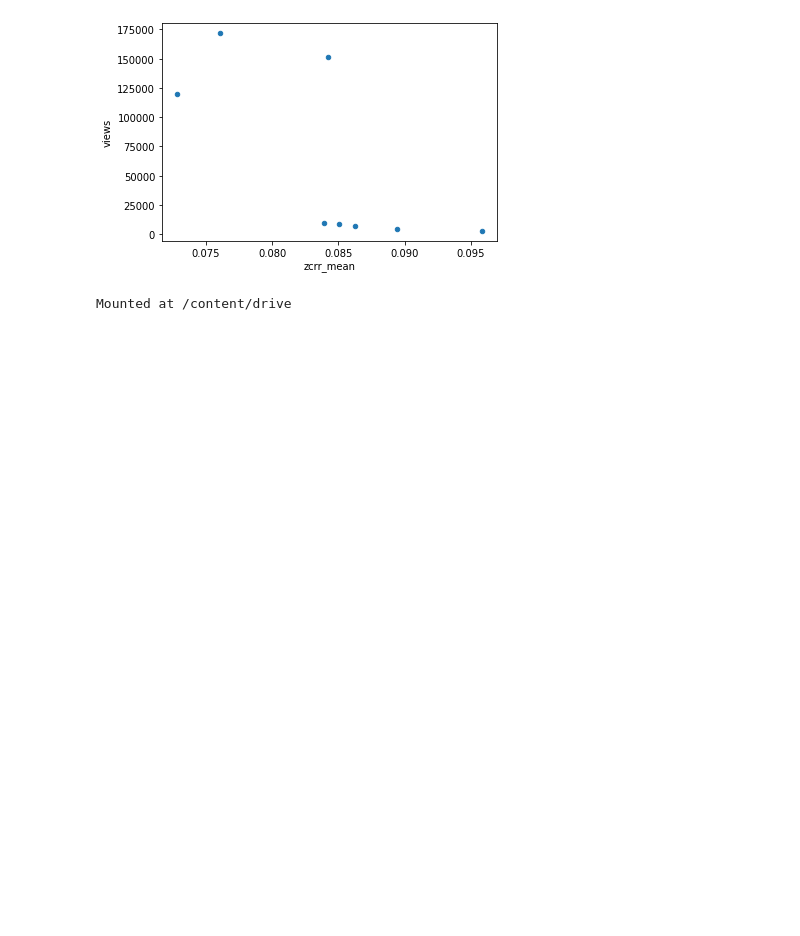
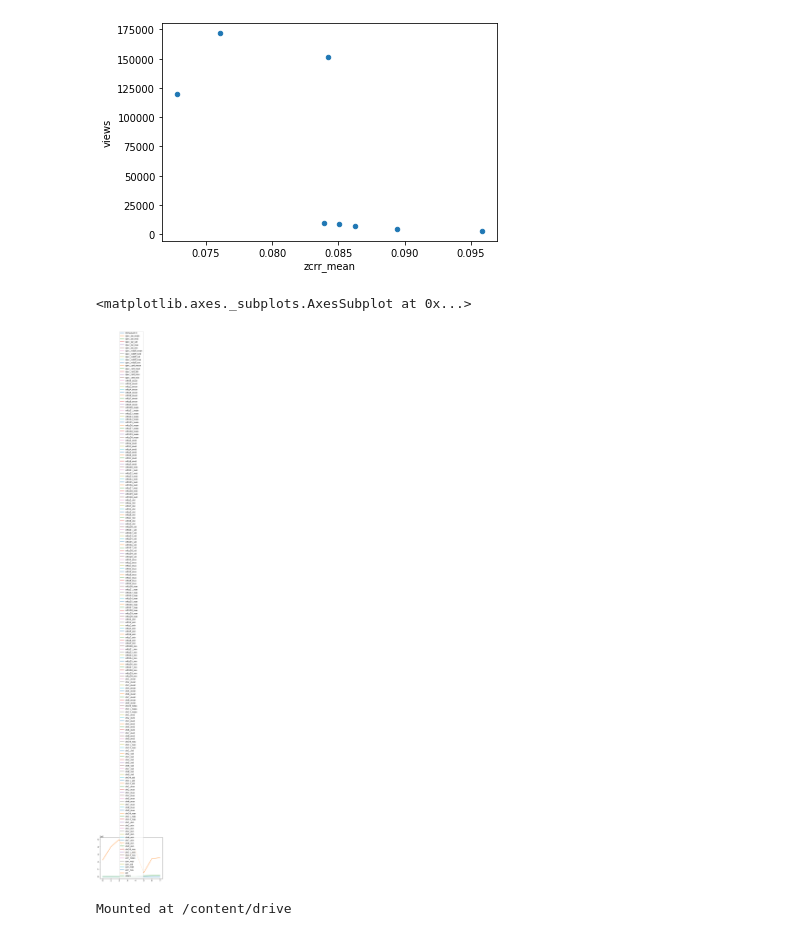
Before and after one commit to jithemji/Video-Content-Analysis, a Jupyter notebook: Audio/feature_visualization.ipynb, the cells around one changed output. Cells and saved outputs as stored; diff of their text form; code cells hidden in the pictures; blank space fills up the shorter version.

```diff
--- a/Audio/feature_visualization.ipynb
+++ b/Audio/feature_visualization.ipynb
@@ -45,6 +45,11 @@ df.plot.scatter(x='zcrr_mean',y='views')
 # %% [output]
 <matplotlib.axes._subplots.AxesSubplot at 0x...>
 [figure]
+# %%
+df.plot.line()
+# %% [output]
+<matplotlib.axes._subplots.AxesSubplot at 0x...>
+[figure, added]
 # %%
 from google.colab import drive
 drive.mount('/content/drive')
```
